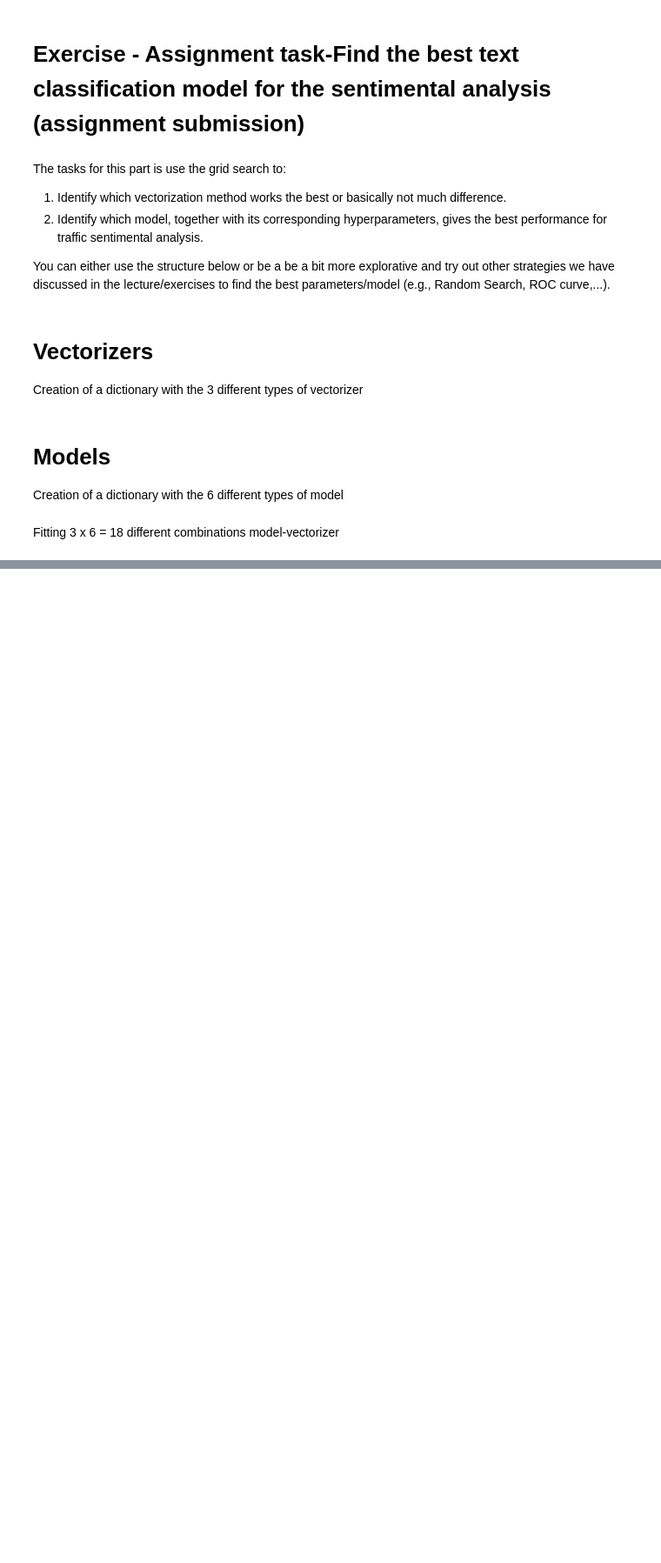
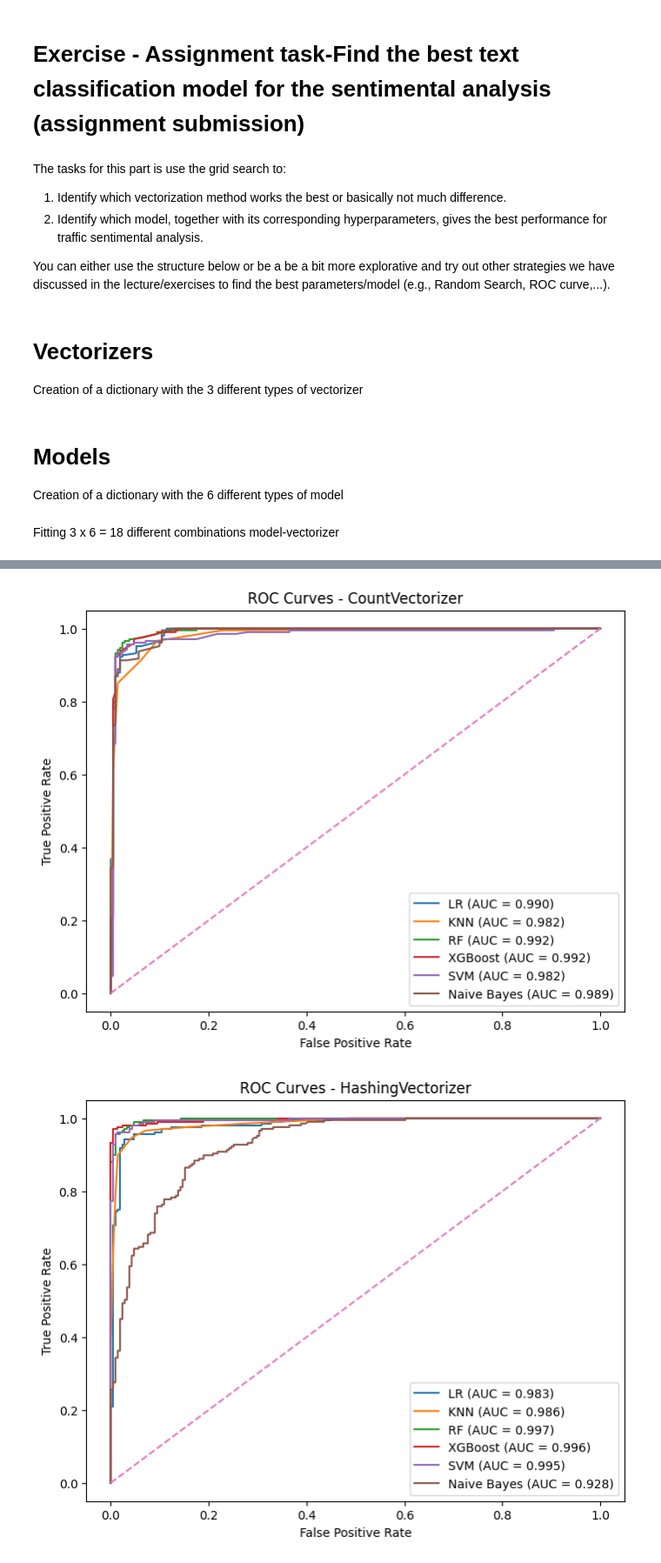
Before and after one commit to nicolagherardi/AI_course_test, a Jupyter notebook: Assignment_2_v2.ipynb, the cells around one changed output, grey strips where cells are left out. Shown at 87% size. Cells and saved outputs as stored; diff of their text form; code cells hidden in the pictures; blank space fills up the shorter version.

```diff
--- a/Assignment_2_v2.ipynb
+++ b/Assignment_2_v2.ipynb
@@ -527,23 +545,26 @@ print(results_df)
 # %%
 for vectorizer_name in vectorizers.keys():
 
     plt.figure(figsize=(8, 6))
 
     for curve in roc_curves:
 
-        if curve['name'].startswith(vectorizer_name):
+        if curve['Vectorizer'] == vectorizer_name:
 
             plt.plot(
                 curve['fpr'],
                 curve['tpr'],
-                label=f"{curve['name'].split(' + ')[1]} "
+                label=f"{curve['Model']} "
                       f"(AUC = {curve['auc']:.3f})"
             )
 
     plt.plot([0, 1], [0, 1], linestyle='--')
 
     plt.xlabel('False Positive Rate')
     plt.ylabel('True Positive Rate')
     plt.title(f'ROC Curves - {vectorizer_name}')
     plt.legend()
     plt.show()
+# %% [output]
+[figure, added]
+[figure, added]
```
Also changed, not shown: parts of 2 cells of this notebook.
